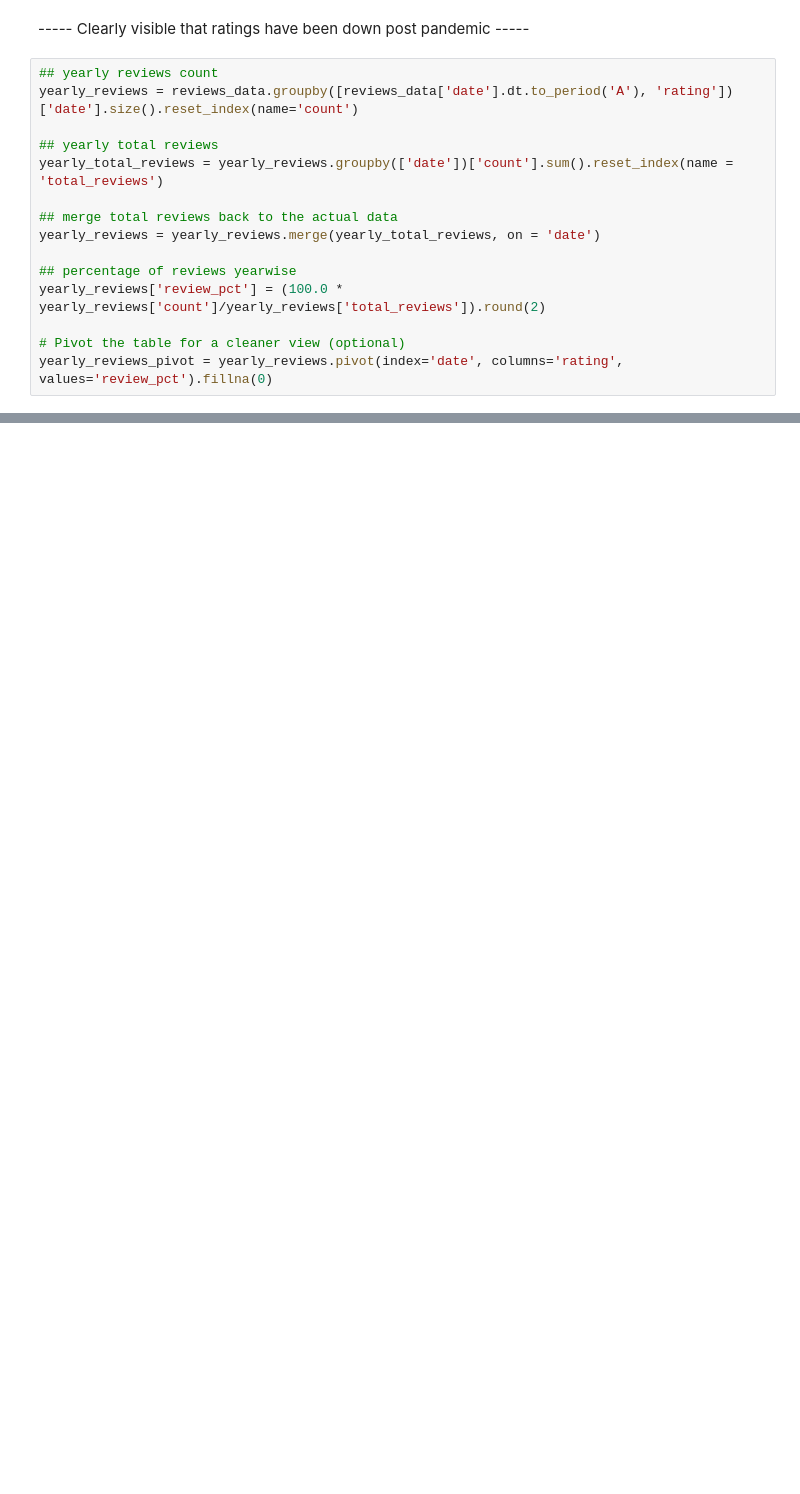
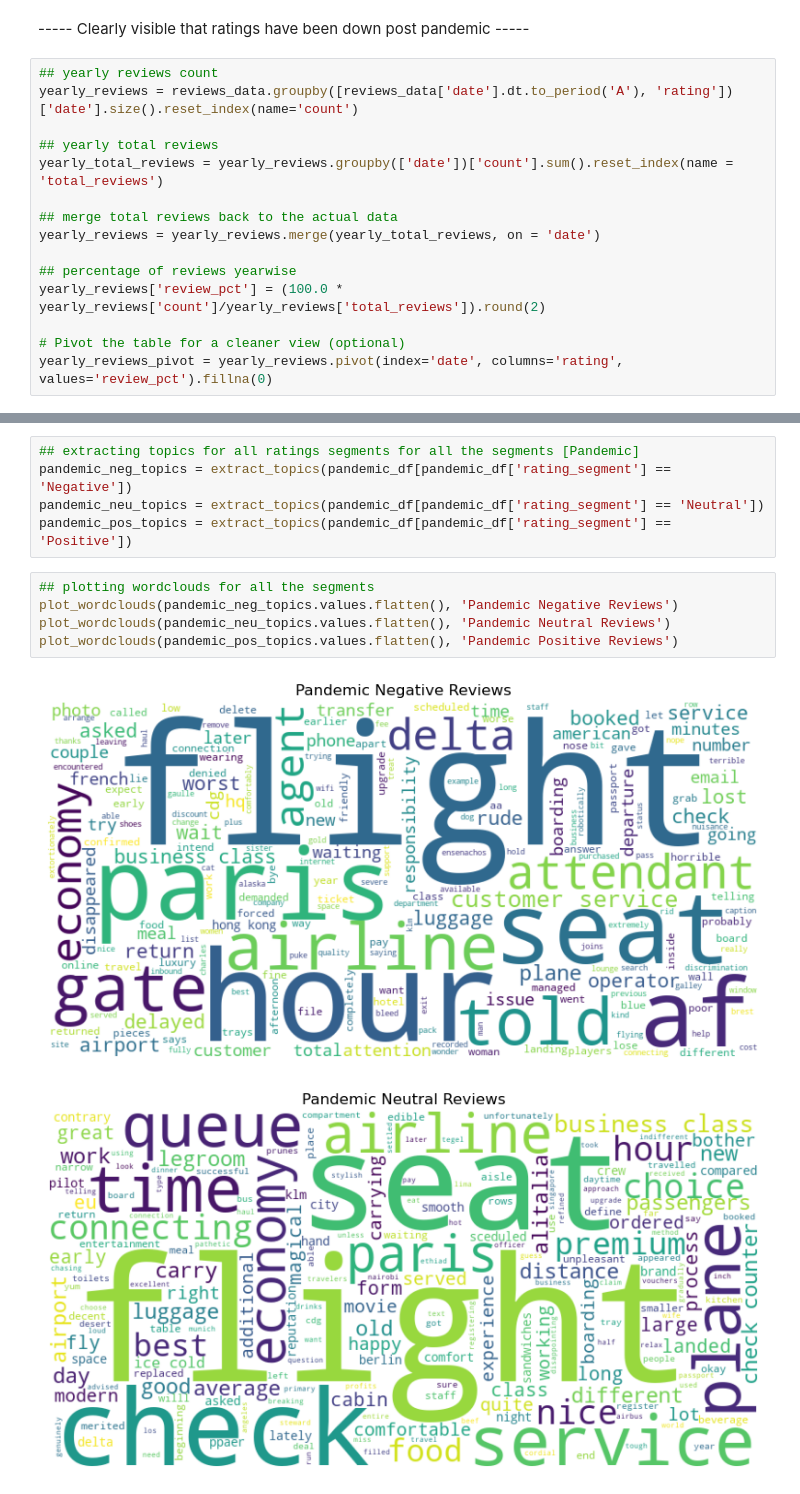
Before and after one commit to SaibalPatraDS/Airlines-Reviews-Analysis, a Jupyter notebook: air_france_reviews.ipynb, the cells around one changed output, grey strips where cells are left out. Drawn from its saved outputs; the diff is of its cells as text; blank space fills up the shorter version.

```diff
--- a/air_france_reviews.ipynb
+++ b/air_france_reviews.ipynb
@@ -129,0 +349,13 @@ prepandemic_df.date.max(), prepandemic_df.date.min()
+# %%
+## extracting topics for all ratings segments for all the segments [Pandemic]
+pandemic_neg_topics = extract_topics(pandemic_df[pandemic_df['rating_segment'] == 'Negative'])
+pandemic_neu_topics = extract_topics(pandemic_df[pandemic_df['rating_segment'] == 'Neutral'])
+pandemic_pos_topics = extract_topics(pandemic_df[pandemic_df['rating_segment'] == 'Positive'])
+# %%
+## plotting wordclouds for all the segments
+plot_wordclouds(pandemic_neg_topics.values.flatten(), 'Pandemic Negative Reviews')
+plot_wordclouds(pandemic_neu_topics.values.flatten(), 'Pandemic Neutral Reviews')
+plot_wordclouds(pandemic_pos_topics.values.flatten(), 'Pandemic Positive Reviews')
+# %% [output]
+[figure, added]
+[figure, added]
```
Also changed, not shown: parts of 35 cells of this notebook, 1 other file.
